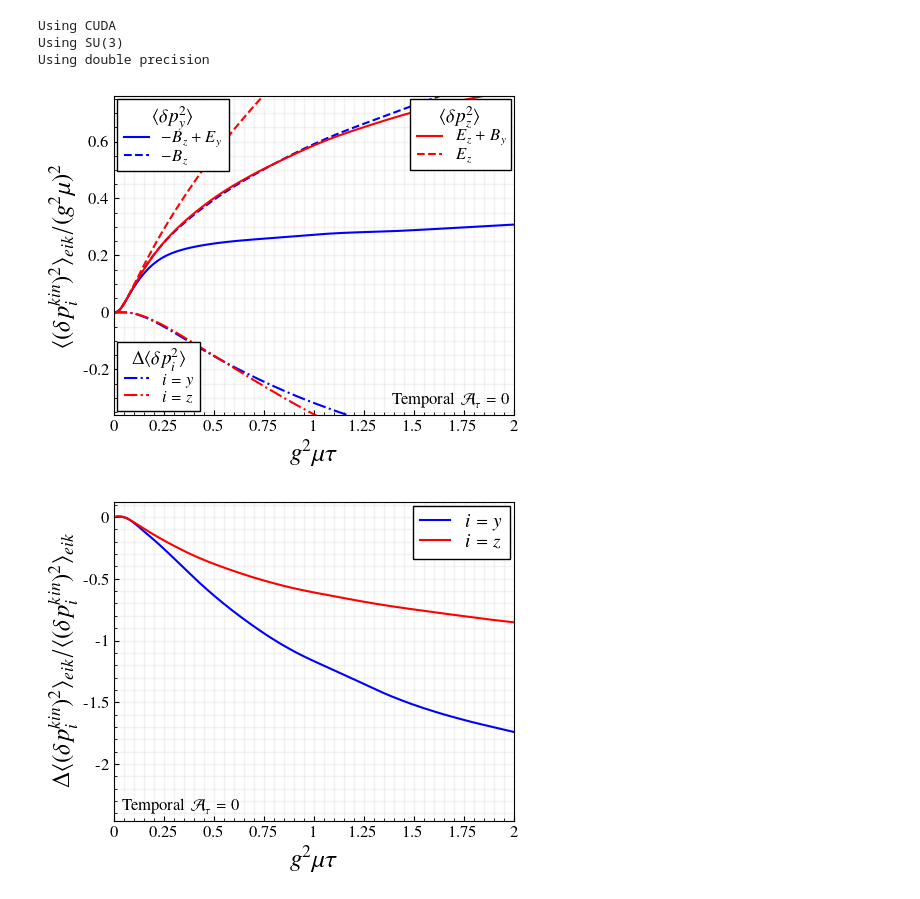
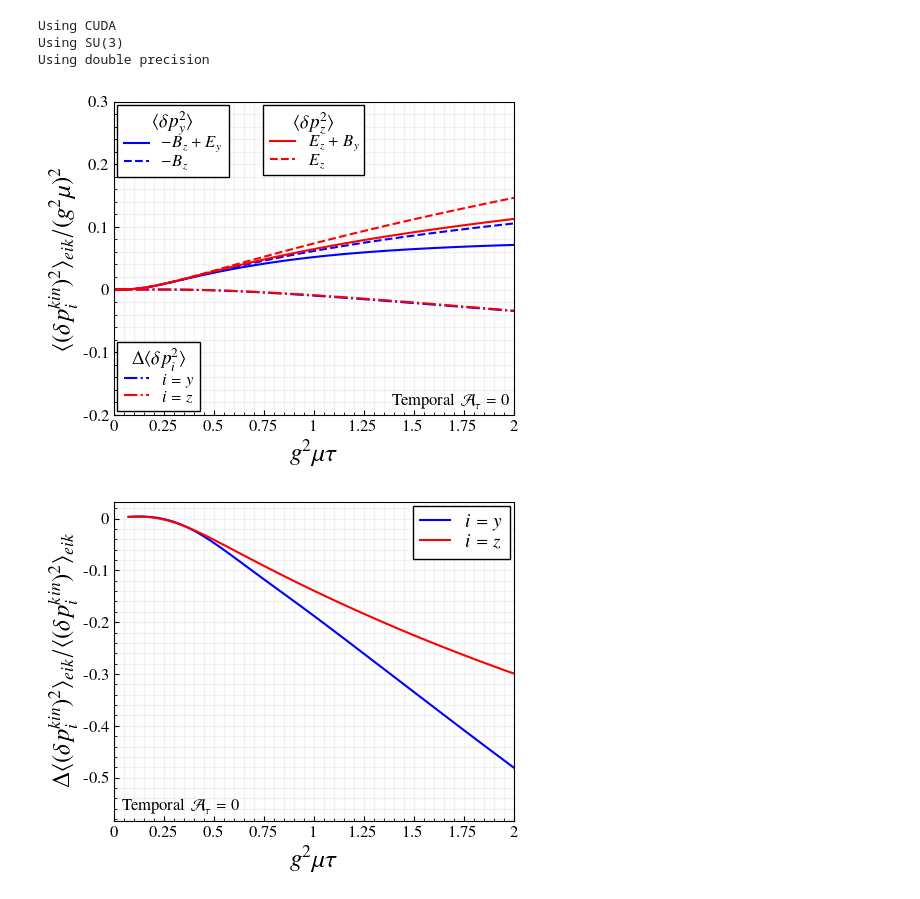
Before and after one commit to avramescudana/curraun, a Jupyter notebook: notebooks/Momentum broadening field decomposition.ipynb, the cells around one changed output. Drawn from its saved outputs; the diff is of its cells as text; code cells hidden in the pictures.

Commit message:
Final decomposition plots

```diff
--- a/notebooks/Momentum broadening field decomposition.ipynb
+++ b/notebooks/Momentum broadening field decomposition.ipynb
@@ -30,7 +30,7 @@ g = 2
 mu = g2mu / g**2
 
 ns = 1
-nevents = 1
+nevents = 10
 # %%
 # Condition 1: 2*pi/L < m  (m ir regulator)
 cond1_lhs = 2 * np.pi / L * hbarc
@@ -171,12 +171,12 @@ fig, ax = plt.subplots(figsize=(5, 4))
 colors = ['blue', 'red']
 
 for i in [1, 2]:
-    ax.plot(g2mu * tau, mom_broad[:, i] / g2mu**2, color=colors[i-1], linewidth=1.5, linestyle='-')
-    ax.plot(g2mu * tau, mom_broad_long[:, i] / g2mu**2, color=colors[i-1], linewidth=1.5, linestyle='--')
-    ax.plot(g2mu * tau, (mom_broad[:, i] - mom_broad_long[:, i]) / g2mu**2, color=colors[i-1], linewidth=1.5, linestyle='-.')
+    ax.plot(g2mu * tau / hbarc , 1/3 * mom_broad[:, i] / g2mu**2, color=colors[i-1], linewidth=1.5, linestyle='-')
+    ax.plot(g2mu * tau / hbarc, 1/3 * mom_broad_long[:, i] / g2mu**2, color=colors[i-1], linewidth=1.5, linestyle='--')
+    ax.plot(g2mu * tau / hbarc, 1/3 * (mom_broad[:, i] - mom_broad_long[:, i]) / g2mu**2, color=colors[i-1], linewidth=1.5, linestyle='-.')
 
 ax.set_xlim([0, 2])
-ax.set_ylim([-0.36, 0.76])
+ax.set_ylim([-0.2, 0.3])
 
 ax.xaxis.set_major_formatter(mticker.FuncFormatter(lambda x, _: '{:g}'.format(x)))
 ax.yaxis.set_major_formatter(mticker.FuncFormatter(lambda x, _: '{:g}'.format(x)))
@@ -196,35 +196,35 @@ legend1_elements = [
 legend1 = ax.legend(handles=legend1_elements, fontsize=12, loc='upper left', handlelength=1.5,
     frameon=True, facecolor='white', edgecolor='black', framealpha=1.0,
     borderpad=0.1, labelspacing=0.1, title=r'$\langle \delta p^2_y\rangle$', title_fontsize=14)
 legend1.get_frame().set_boxstyle("square")
 ax.add_artist(legend1)
 
 legend2_elements = [
     Line2D([0], [0], color='red', linestyle='-', lw=1.5, label=r'$E_z+B_y$'),
     Line2D([0], [0], color='red', linestyle='--', lw=1.5, label=r'$E_z$'),
 ]
-legend2 = ax.legend(handles=legend2_elements, fontsize=12, loc='upper right',
+legend2 = ax.legend(handles=legend2_elements, fontsize=12, loc='upper center',
                      handlelength=1.5, frameon=True, facecolor='white', edgecolor='black', framealpha=1.0,
                      borderpad=0.1, labelspacing=0.1, title=r'$\langle \delta p^2_z\rangle$', title_fontsize=14)
 legend2.get_frame().set_boxstyle("square")
 ax.add_artist(legend2)
 
 legend3_elements = [
     Line2D([0], [0], color='blue', linestyle='-.', lw=1.5, label=r'$i=y$'),
     Line2D([0], [0], color='red', linestyle='-.', lw=1.5, label=r'$i=z$'),
 ]
 legend3 = ax.legend(handles=legend3_elements, fontsize=12, loc='lower left', handlelength=1.5,
     frameon=True, facecolor='white', edgecolor='black', framealpha=1.0,
     borderpad=0.1, labelspacing=0.1, title=r'$\Delta \langle \delta p^2_i\rangle$', title_fontsize=14)
 legend3.get_frame().set_boxstyle("square")
 
 ax.text(0.99, 0.02, r'$\mathrm{Temporal}\,\,\mathcal{A}_\tau=0$', transform=ax.transAxes, fontsize=12, ha='right', va='bottom', bbox=dict(boxstyle='square', facecolor='white', edgecolor='black', alpha=0.0, pad=0.2))
 
 plt.tight_layout()
 plt.savefig('mom_broad_eb_contrib.pdf', facecolor='w')
 plt.show()
 # %% [output]
-[figure, old version]
+[figure, new version]
 # %%
 import matplotlib.pyplot as plt
 import matplotlib.ticker as mticker
@@ -243,7 +243,7 @@ colors = ['blue', 'red']
 
 for i in [1, 2]:
     ratio = (mom_broad[:, i] - mom_broad_long[:, i]) / mom_broad[:, i]
-    ax.plot(g2mu * tau, ratio, color=colors[i-1], linewidth=1.5, linestyle='-')
+    ax.plot(g2mu * tau / hbarc, ratio, color=colors[i-1], linewidth=1.5, linestyle='-')
 
 # ax.axhline(1, color='gray', linestyle='--', linewidth=1.5)
 
@@ -276,7 +276,7 @@ plt.tight_layout()
 plt.savefig('mom_broad_long_fraction.pdf', facecolor='w')
 plt.show()
 # %% [output]
-[figure, old version]
+[figure, new version]
 # %%
 import matplotlib.pyplot as plt
 import matplotlib.ticker as mticker
```
Also changed, not shown: parts of 3 cells of this notebook.
